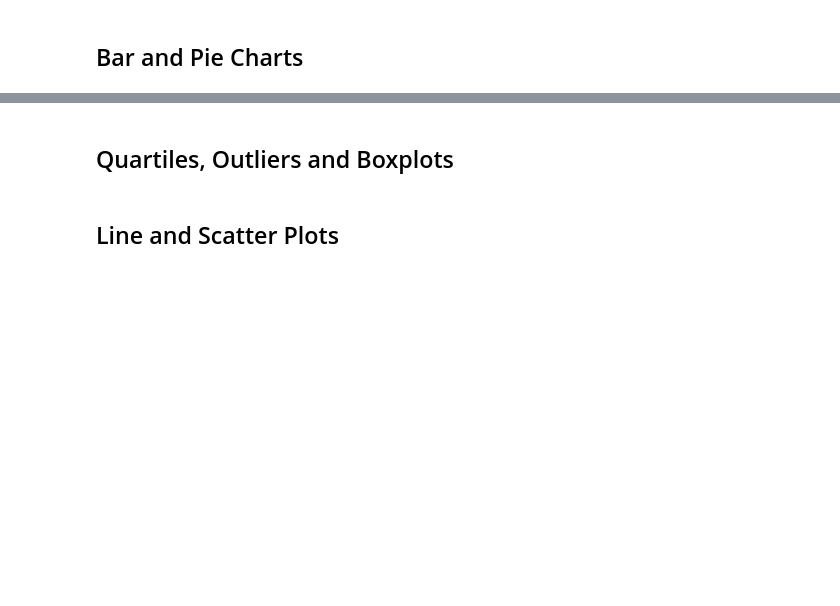
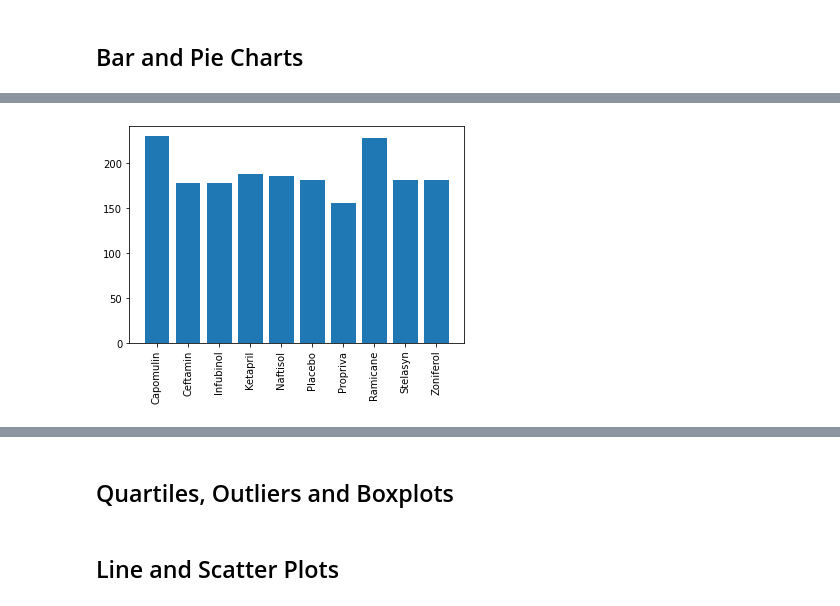
Before and after one commit to jbeachy21/Pymaceuticals, a Jupyter notebook: pymaceuticals_starter.ipynb, the cells around one changed output, grey strips where cells are left out. Cells and saved outputs as stored; diff of their text form; code cells hidden in the pictures; blank space fills up the shorter version.

```diff
--- a/pymaceuticals_starter.ipynb
+++ b/pymaceuticals_starter.ipynb
@@ -140,4 +133,15 @@ mouseTimepoint_df =
 # %%
 # Generate a bar plot showing the total number of unique mice tested on each drug regimen using pyplot.
+
+UniqueMiceByDrug = all_data.groupby(["Drug Regimen"]).count()
+UniqueMiceByDrug = UniqueMiceByDrug['Mouse ID']
+
+drugregimen = UniqueMiceByDrug.keys().to_list()
+UniqueMiceByDrug = UniqueMiceByDrug.to_list()
+plt.bar(drugregimen, UniqueMiceByDrug)
+plt.xticks(rotation=90)
+plt.show()
+# %% [output]
+[figure, added]
 # %%
 # Generate a pie plot showing the distribution of female versus male mice using pandas
```
Also changed, not shown: parts of 10 cells of this notebook.
